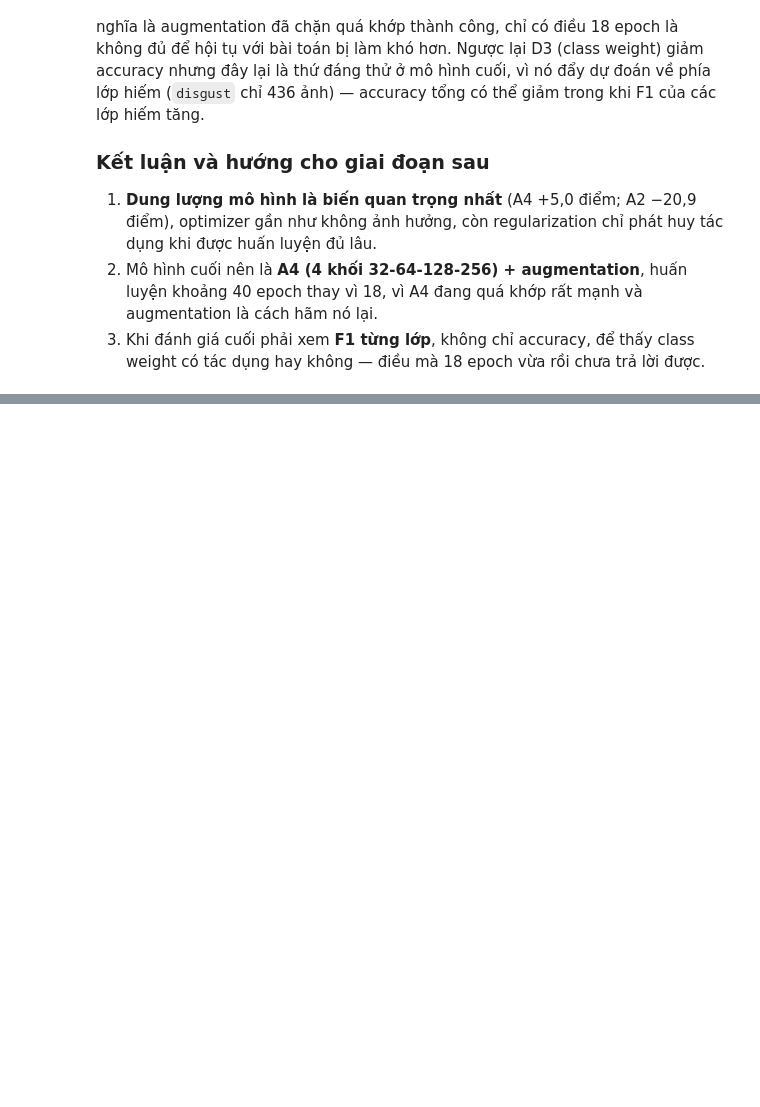
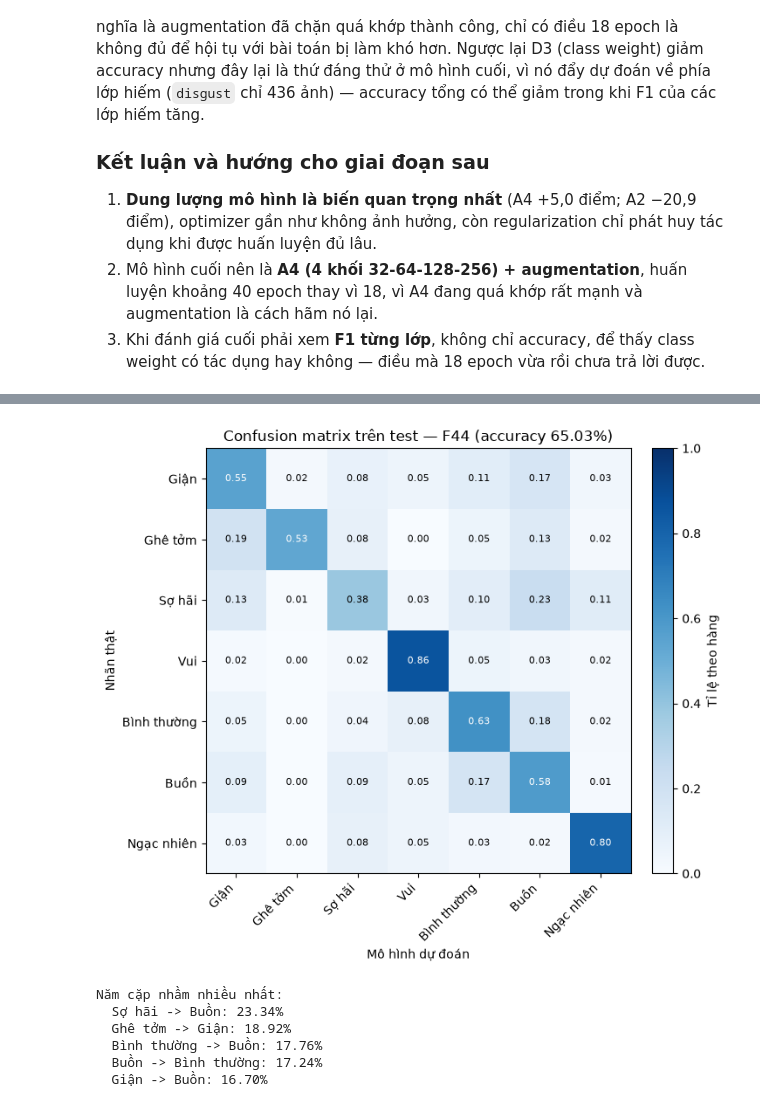
Before and after one commit to QuangMinh03042005/DeepLearningDDU1231, a Jupyter notebook: Emotion_Recognition/notebooks/cnn_fer.ipynb, the cells around one changed output, grey strips where cells are left out. Saved outputs shown, nothing was run; the diff lists cells and outputs as text; code cells hidden in the pictures; blank space fills up the shorter version.

```diff
--- a/Emotion_Recognition/notebooks/cnn_fer.ipynb
+++ b/Emotion_Recognition/notebooks/cnn_fer.ipynb
@@ -891,0 +1143,17 @@ giảm accuracy nhưng đây lại là thứ đáng thử ở mô hình cuối,
+# %%
+# Chọn seed tốt nhất theo validation
+dong_tot = chinh.loc[chinh["val_acc"].idxmax()]
+ten_tot = dong_tot["ten"]
+print(f"Chọn model {ten_tot} (val_acc = {dong_tot['val_acc']:.4f}, val_F1 = {dong_tot['val_f1']:.4f})")
+
+model_cuoi = SmallCNN(channels=(32, 64, 128, 256), p_dropout=0.3)
+model_cuoi.load_state_dict(torch.load(MODELS / f"{ten_tot}.pt", weights_only=True))
+model_cuoi.eval()
+
+te_loss, te_acc, te_f1, pred_test = danh_gia(model_cuoi, X_test, y_test)
+print(f"\nTest loss        : {te_loss:.4f}")
+print(f"Test accuracy    : {te_acc:.4f} ({te_acc * 100:.2f}%)")
+print(f"Test macro F1    : {te_f1:.4f}")
+print(f"Mốc cuộc thi     : 69% public / 71% private -> còn cách {(0.69 - te_acc) * 100:.1f} điểm")
+print()
+print(classification_report(y_test.numpy(), pred_test, target_names=TEN_NGAN, digits=4, zero_division=0))
@@ -891,0 +1181,34 @@ giảm accuracy nhưng đây lại là thứ đáng thử ở mô hình cuối,
+# %%
+# Confusion matrix chuẩn hoá theo hàng
+cm = confusion_matrix(y_test.numpy(), pred_test, normalize="true")
+fig, ax = plt.subplots(figsize=(7.6, 6.4))
+im = ax.imshow(cm, cmap="Blues", vmin=0, vmax=1)
+ax.set_xticks(range(7))
+ax.set_xticklabels(TEN_NGAN, rotation=45, ha="right")
+ax.set_yticks(range(7))
+ax.set_yticklabels(TEN_NGAN)
+ax.set_xlabel("Mô hình dự đoán")
+ax.set_ylabel("Nhãn thật")
+ax.set_title(f"Confusion matrix trên test — {ten_tot} (accuracy {te_acc:.2%})")
+for i in range(7):
+    for j in range(7):
+        ax.text(j, i, f"{cm[i, j]:.2f}", ha="center", va="center",
+                color="white" if cm[i, j] > 0.5 else "black", fontsize=8)
+fig.colorbar(im, ax=ax, fraction=0.046, pad=0.04, label="Tỉ lệ theo hàng")
+plt.tight_layout()
+plt.savefig(FIG / "gd4_01_confusion_test.png", dpi=150, bbox_inches="tight")
+plt.show()
+
+# Năm cặp nhầm nhiều nhất (bỏ đường chéo)
+loi = [(TEN_NGAN[i], TEN_NGAN[j], cm[i, j]) for i in range(7) for j in range(7) if i != j]
+print("Năm cặp nhầm nhiều nhất:")
+for a, b, v in sorted(loi, key=lambda x: -x[2])[:5]:
+    print(f"  {a} -> {b}: {v:.2%}")
+# %% [output]
+[figure, added]
+Năm cặp nhầm nhiều nhất:
+  Sợ hãi -> Buồn: 23.34%
+  Ghê tởm -> Giận: 18.92%
+  Bình thường -> Buồn: 17.76%
+  Buồn -> Bình thường: 17.24%
+  Giận -> Buồn: 16.70%
```
Also changed, not shown: parts of 16 cells of this notebook, 10 other files.
